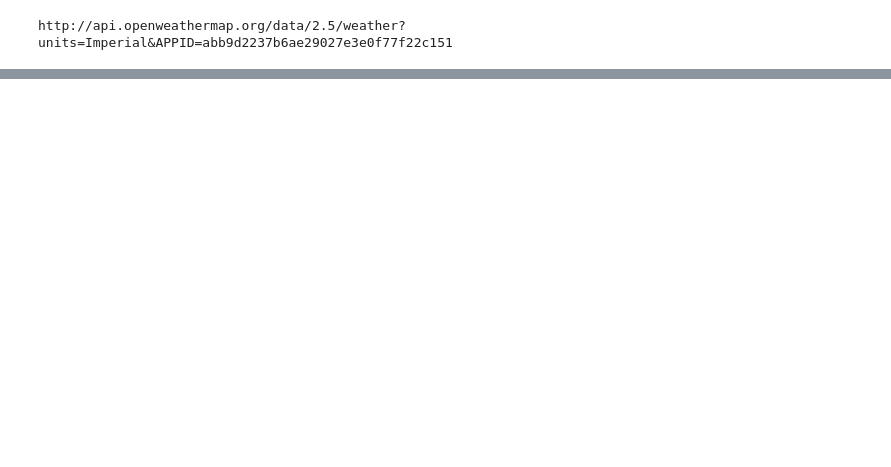
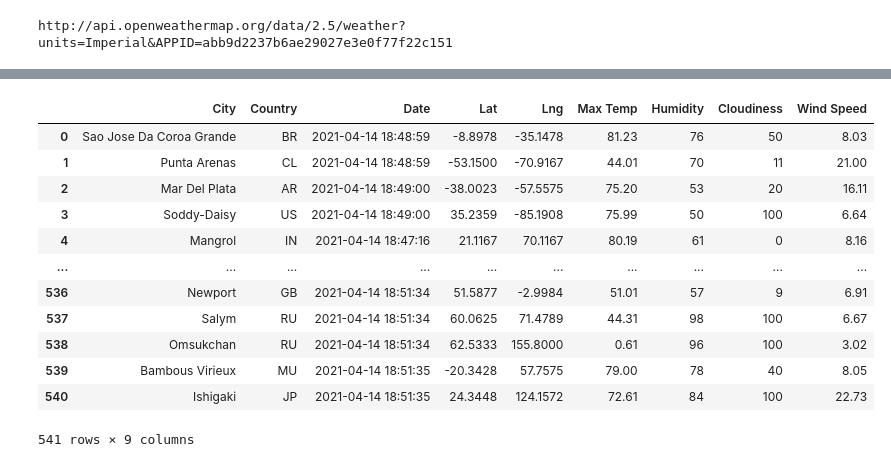
Before and after one commit to crkaide/World_Weather_Analysis, a Jupyter notebook: WeatherPy.ipynb, the cells around one changed output, grey strips where cells are left out. Saved outputs shown, nothing was run; the diff lists cells and outputs as text; code cells hidden in the pictures; blank space fills up the shorter version.

```diff
--- a/WeatherPy.ipynb
+++ b/WeatherPy.ipynb
@@ -272,0 +303,16 @@ plt.show()
+# %%
+city_data_df
+# %% [output]
+|  | City | Country | Date | Lat | Lng | Max Temp | Humidity | Cloudiness | Wind Speed |
+| 0 | Sao Jose Da Coroa Grande | BR | 2021-04-14 18:48:59 | -8.8978 | -35.1478 | 81.23 | 76 | 50 | 8.03 |
+| 1 | Punta Arenas | CL | 2021-04-14 18:48:59 | -53.1500 | -70.9167 | 44.01 | 70 | 11 | 21.00 |
+| 2 | Mar Del Plata | AR | 2021-04-14 18:49:00 | -38.0023 | -57.5575 | 75.20 | 53 | 20 | 16.11 |
+| 3 | Soddy-Daisy | US | 2021-04-14 18:49:00 | 35.2359 | -85.1908 | 75.99 | 50 | 100 | 6.64 |
+| 4 | Mangrol | IN | 2021-04-14 18:47:16 | 21.1167 | 70.1167 | 80.19 | 61 | 0 | 8.16 |
+| ... | ... | ... | ... | ... | ... | ... | ... | ... | ... |
+| 536 | Newport | GB | 2021-04-14 18:51:34 | 51.5877 | -2.9984 | 51.01 | 57 | 9 | 6.91 |
+| 537 | Salym | RU | 2021-04-14 18:51:34 | 60.0625 | 71.4789 | 44.31 | 98 | 100 | 6.67 |
+| 538 | Omsukchan | RU | 2021-04-14 18:51:34 | 62.5333 | 155.8000 | 0.61 | 96 | 100 | 3.02 |
+| 539 | Bambous Virieux | MU | 2021-04-14 18:51:35 | -20.3428 | 57.7575 | 79.00 | 78 | 40 | 8.05 |
+| 540 | Ishigaki | JP | 2021-04-14 18:51:35 | 24.3448 | 124.1572 | 72.61 | 84 | 100 | 22.73 |
+541 rows × 9 columns
```
Also changed, not shown: parts of 22 cells of this notebook, 5 other files.
